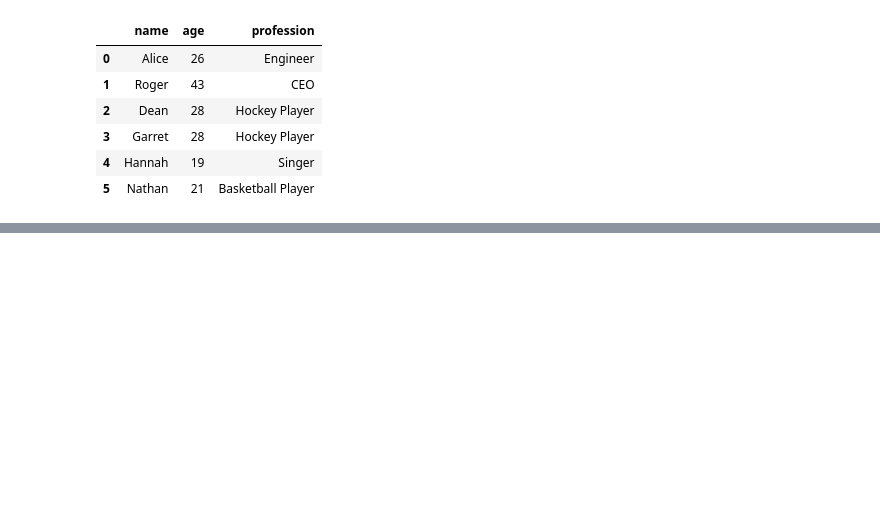
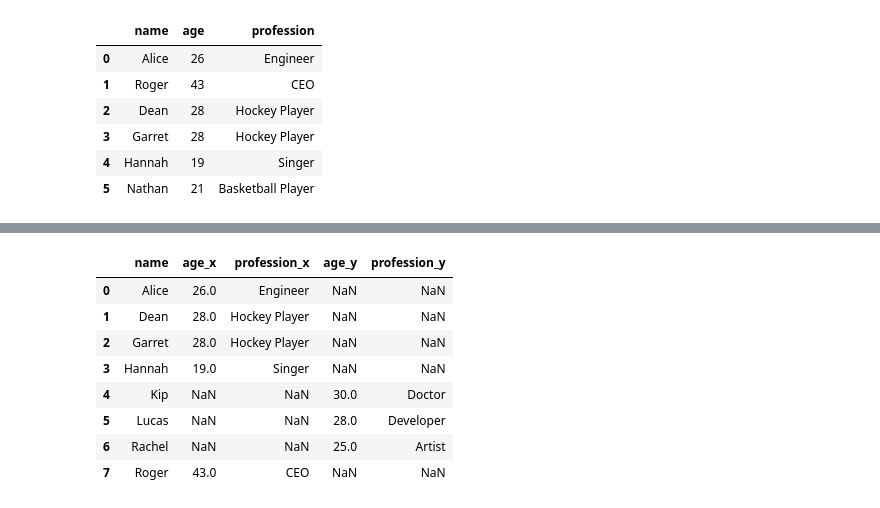
Before and after one commit to KirtikaPuniani/python-coding-practice, a Jupyter notebook: PandasPractice.ipynb, the cells around one changed output, grey strips where cells are left out. Saved outputs shown, nothing was run; the diff lists cells and outputs as text; code cells hidden in the pictures; blank space fills up the shorter version.

Commit message:
Python Pandas Practice

```diff
--- a/PandasPractice.ipynb
+++ b/PandasPractice.ipynb
@@ -333,0 +343,33 @@ df
+# %%
+import pandas as pd
+data = {"name": ["Alice", "Roger", "Dean", "Garret", "Hannah"],
+        "age": [26, 43, 28, 28, 19],
+        "profession": ["Engineer", "CEO", "Hockey Player", "Hockey Player", "Singer"]}
+
+data1 = {"name": ["Kip", "Rachel", "Lucas"],
+         "age": [30, 25, 28],
+         "profession": ["Doctor", "Artist", "Developer"]}
+
+df = pd.DataFrame(data)
+df1 = pd.DataFrame(data1)
+
+pd.concat([df, df1], ignore_index=True)
+
+pd.merge(df, df1, on = "name", how = "outer")
+
+# concat() and merge() do two very different things in pandas, which is why you see different results when you
+# use them on the same DataFrames.
+# Merge() is used to combine DataFrames based on a common column (like a SQL join),
+# while concat() is used to stack DataFrames either vertically or horizontally which causes column increase when using
+# merge but only row increase when using concat.
+# So, the difference in results is due to the different purposes and functionalities of these two methods.
+# %% [output]
+|  | name | age_x | profession_x | age_y | profession_y |
+| 0 | Alice | 26.0 | Engineer | NaN | NaN |
+| 1 | Dean | 28.0 | Hockey Player | NaN | NaN |
+| 2 | Garret | 28.0 | Hockey Player | NaN | NaN |
+| 3 | Hannah | 19.0 | Singer | NaN | NaN |
+| 4 | Kip | NaN | NaN | 30.0 | Doctor |
+| 5 | Lucas | NaN | NaN | 28.0 | Developer |
+| 6 | Rachel | NaN | NaN | 25.0 | Artist |
+| 7 | Roger | 43.0 | CEO | NaN | NaN |
```
Also changed, not shown: parts of 2 cells of this notebook.
